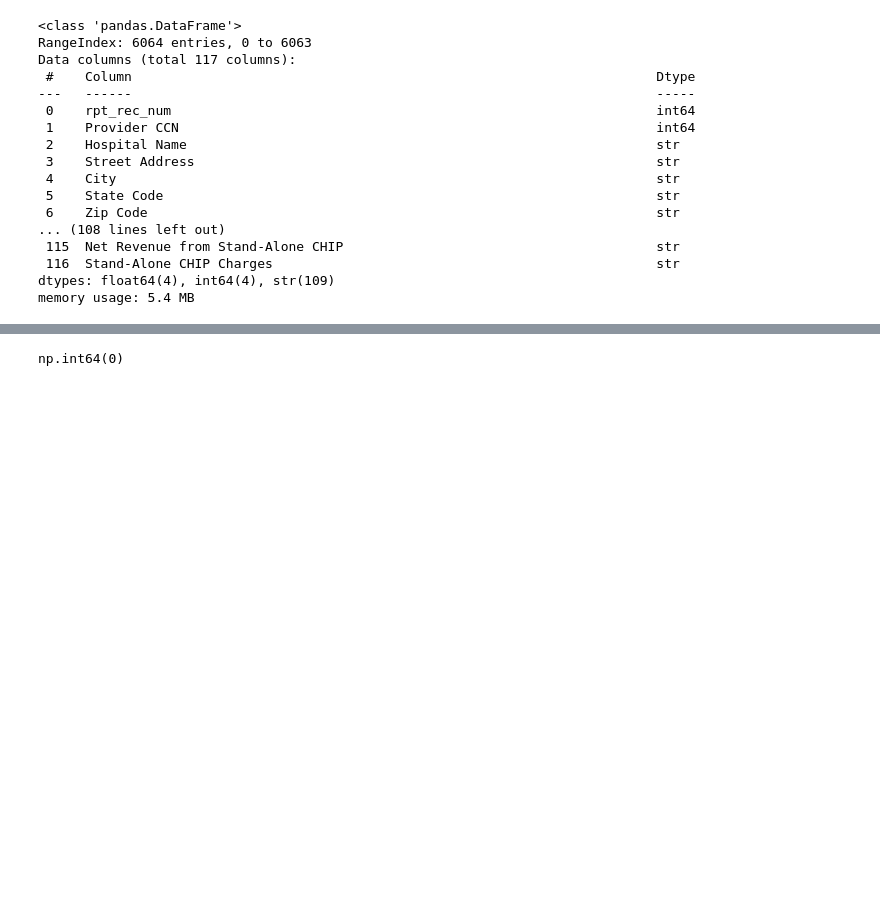
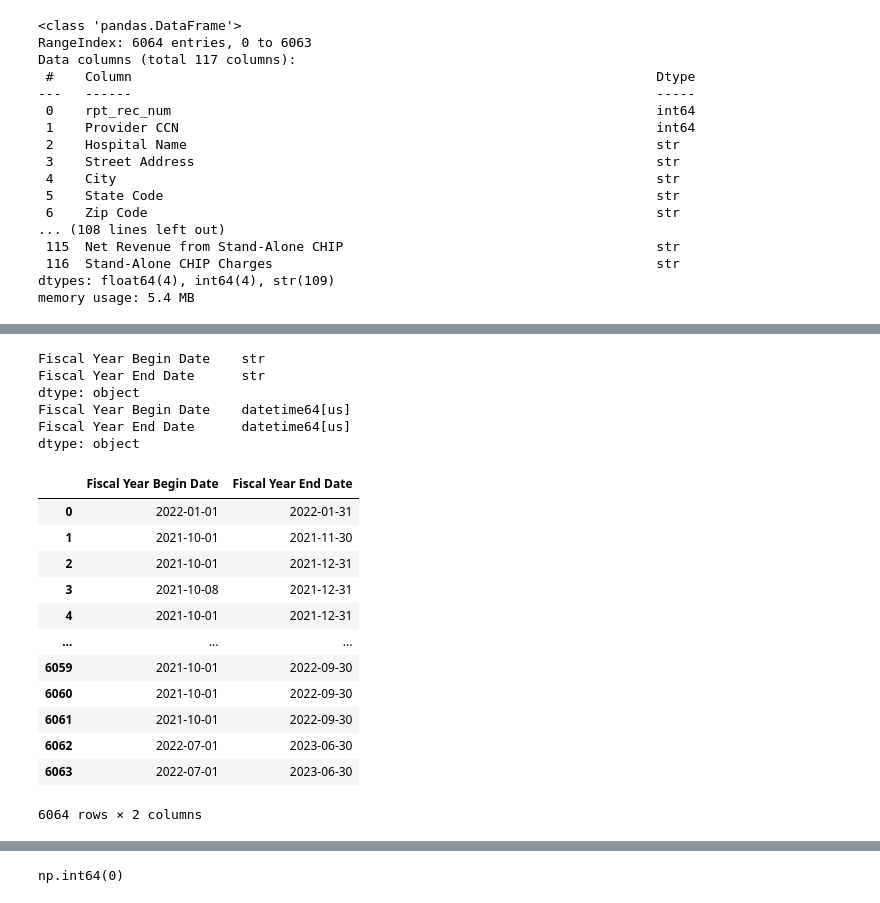
Before and after one commit to tware5-star/Module-B-semester-2, a Jupyter notebook: OMDS-ModB2-Week2-Ware-Tiffany.ipynb, the cells around one changed output, grey strips where cells are left out. Cells and saved outputs as stored; diff of their text form; code cells hidden in the pictures; blank space fills up the shorter version.

```diff
--- a/OMDS-ModB2-Week2-Ware-Tiffany.ipynb
+++ b/OMDS-ModB2-Week2-Ware-Tiffany.ipynb
@@ -79,0 +177,36 @@ memory usage: 5.4 MB
+# %%
+# Change data types of columns from str to date using pd.to_datetime()
+
+print(df_provider[["Fiscal Year Begin Date", "Fiscal Year End Date"]].dtypes) # Rechecking datatypes before conversion
+
+date_columns = ["Fiscal Year Begin Date", "Fiscal Year End Date"] # Create variable for columns to covert to datetime
+
+df_provider[date_columns] = df_provider[date_columns].apply(pd.to_datetime)
+# Use replace to remove comma values from number.
+# Use astype to convert columns from str to date
+
+print(df_provider[["Fiscal Year Begin Date", "Fiscal Year End Date"]].dtypes) # Rechecking datatypes after conversion
+
+
+# Check how data looks after conversion
+df_provider[["Fiscal Year Begin Date", "Fiscal Year End Date"]] # Data Looks as expected
+# %% [output]
+Fiscal Year Begin Date    str
+Fiscal Year End Date      str
+dtype: object
+Fiscal Year Begin Date    datetime64[us]
+Fiscal Year End Date      datetime64[us]
+dtype: object
+|  | Fiscal Year Begin Date | Fiscal Year End Date |
+| 0 | 2022-01-01 | 2022-01-31 |
+| 1 | 2021-10-01 | 2021-11-30 |
+| 2 | 2021-10-01 | 2021-12-31 |
+| 3 | 2021-10-08 | 2021-12-31 |
+| 4 | 2021-10-01 | 2021-12-31 |
+| ... | ... | ... |
+| 6059 | 2021-10-01 | 2022-09-30 |
+| 6060 | 2021-10-01 | 2022-09-30 |
+| 6061 | 2021-10-01 | 2022-09-30 |
+| 6062 | 2022-07-01 | 2023-06-30 |
+| 6063 | 2022-07-01 | 2023-06-30 |
+6064 rows × 2 columns
```
Also changed, not shown: parts of 8 cells of this notebook.
